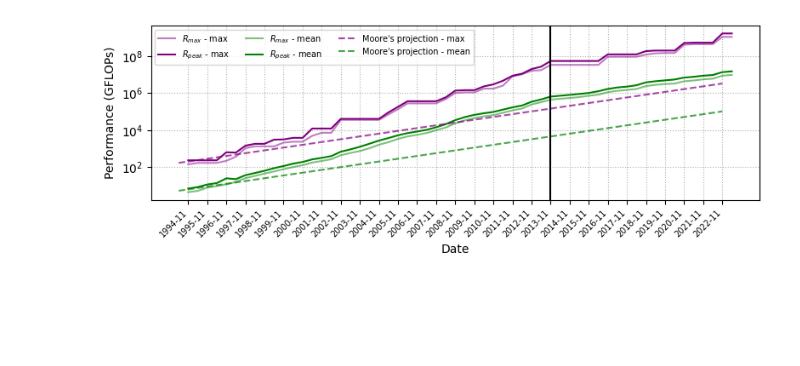
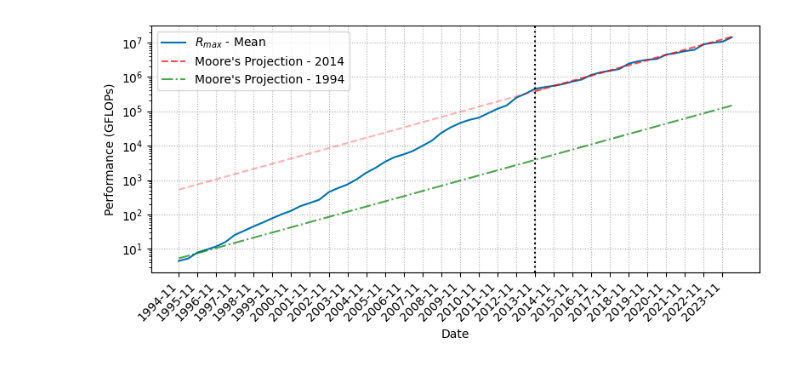
Before and after one commit to aBenhari/Green500-analysis, a Jupyter notebook: GreenHPC_analysis.ipynb, the cells around one changed output. Cells and saved outputs as stored; diff of their text form; code cells hidden in the pictures; blank space fills up the shorter version.

```diff
--- a/GreenHPC_analysis.ipynb
+++ b/GreenHPC_analysis.ipynb
@@ -198,12 +209,12 @@ main_green_fields = ['Computer', 'Year', 'Country', 'Cores', 'Site', 'Power',
 # concatenate all the extracted dataframes into one single one from the year 1993 to 2023.
 concat_df = pd.concat(
         [read_filter_top500_data(y, m, range=500, fields=main_fields)
-        for y in range(1994, 2023) for m in ['06', '11']], ignore_index=True
+        for y in range(1994, 2024) for m in ['06', '11']], ignore_index=True
     )
 
 green_concat_df = pd.concat(
         [read_filter_green500_data(y, m, range=100, fields=main_green_fields)
-        for y in range(2014, 2023) for m in ['06', '11']], ignore_index=True
+        for y in range(2014, 2024) for m in ['06', '11']], ignore_index=True
     )
 
 # some info about the concatenated dataframe
@@ -296,50 +598,74 @@ Avg shelflife: 1.40 | Max shelflife: 11.50 | Min shelflife: 0.50.  [+/- 0->6 mon
 # %%
-# Plotting : The maximum (and mean) Rmax Evolution of the Top500 supercomputers over time, along with Moore’s law projections
-## plot settings
-plt.figure(figsize=(8, 3))
+# Plotting: The maximum (and mean) Rmax Evolution of the Top500 supercomputers over time, along with Moore’s law projections
+
+# Plot settings
+plt.figure(figsize=(8, 4))
 plt.grid(linestyle='dotted')
-plt.yscale('log')
+plt.yscale('log')  # Logarithmic scale for performance
+colors = sns.color_palette("colorblind")
 
-## mean & max df
+# Function to calculate Moore's law prediction
+def moore_funct_tmp(x: float, df: pd.DataFrame, i, metric: str = "RMax"):
+    """Calculates Moore's prediction based on a given metric."""
+    return df.iloc[i][metric] * 2 ** (x/4)
+
+# Mean and max dataframes for RMax and RPeak
 log_df = concat_df.copy(deep=True)
 log_df_mean = log_df[['rank_year', 'RMax', 'RPeak']].groupby('rank_year').mean().reset_index()
 log_df_max = log_df[['rank_year', 'RMax', 'RPeak']].groupby('rank_year').max().reset_index()
-log_df_mean['index'] = log_df_max.index + 1
-log_df_max['index'] = log_df_mean.index + 1
 
-## The mean and maximum plots of the Rmax value over time
-sns.lineplot(data=log_df_max, x='index', y='RMax', label=r'$R_{max}$ - max', color='purple', alpha=0.5)
-sns.lineplot(data=log_df_max, x='index', y='RPeak', label=r'$R_{peak}$ - max', color='purple')
-sns.lineplot(data=log_df_mean, x='index', y='RMax', label=r'$R_{max}$ - mean', color='green', alpha=0.5)
-sns.lineplot(data=log_df_mean, x='index', y='RPeak', label=r'$R_{peak}$ - mean', color='green')
+# Creating an index for plotting
+log_df_mean['index'] = log_df_mean.index + 1
+log_df_max['index'] = log_df_max.index + 1
 
-## Curve fitting the maximum and mean Rmax values
-popt_max, _ = curve_fit(exp_funct, list(log_df_max['index'])[:40], list(log_df_max.RMax)[:40])
-popt_mean, _ = curve_fit(exp_funct, list(log_df_mean['index'])[:40], list(log_df_mean.RMax)[:40])
+# Plotting the mean RMax values over time
+sns.lineplot(data=log_df_mean, x='index', y='RMax', label=r'$R_{max}$ - Mean', color=colors[0], alpha=1)
 
-## Plotting moore's projections
+# Curve fitting the maximum and mean RMax values for different periods
+popt_max, _ = curve_fit(exp_funct, log_df_mean['index'][40:], log_df_mean['RMax'][40:])
+popt_mean, _ = curve_fit(exp_funct, log_df_mean['index'][:40], log_df_mean['RMax'][:40])
+
+# Plotting Moore's projection from 2014 onwards
 plt.plot(
-        [x for x in list(log_df_max.index)], [moore_funct(x, log_df_max) for x in list(log_df_max['index'])], 'g-',
-        label="Moore's projection - max".format(*popt_max), ls='dashed', color='purple', alpha=0.7
-    )
+    log_df_mean['index'][38:],
+    [moore_funct_tmp(x, log_df_mean, 16) for x in log_df_mean['index'][38:]],
+    'g-', label="Moore's Projection - 2014", ls='dashed', alpha=0.7, color='red'
+)
+
+# Plotting Moore's projection from 1994 onwards
 plt.plot(
-        [x for x in list(log_df_mean.index)], [moore_funct(x, log_df_mean) for x in list(log_df_mean['index'])], 'g-',
-        label="Moore's projection - mean".format(*popt_mean), ls='dashed', color='green', alpha=0.7
-    )
+    log_df_mean['index'][:40],
+    [moore_funct_tmp(x, log_df_mean, 16) for x in log_df_mean['index'][:40]],
+    'g-', label=None, ls='dashed', alpha=0.3, color='red'
+)
 
-plt.axvline(x = 39, color = 'black')
+# Plotting the complete Moore's projection
+plt.plot(
+    log_df_mean['index'],
+    [moore_funct_tmp(x, log_df_mean, 0) for x in log_df_mean['index']],
+    'g-', label="Moore's Projection - 1994", ls='dashdot', alpha=0.7
+)
+
+# Adding a vertical line at the year 2014 (index 39)
+plt.axvline(x=39, color='black', linestyle="dotted")
 
 # Axis settings
-plt.legend(ncol=3, loc=2,fontsize='7')
+plt.legend(ncol=1, loc=2, fontsize='10')
 plt.xticks(
-        rotation=45, ha='right', fontsize=7,ticks=np.arange(1, max(list(log_df_max['index'])), 2),
-        labels=[list(log_df_max.rank_year)[i] for i in np.arange(1, max(list(log_df_max['index'])), 2)]
-    )
+    ticks=np.arange(1, max(log_df_max['index']), 2),
+    labels=[log_df_max['rank_year'][i] for i in np.arange(1, max(log_df_max['index']), 2)],
+    rotation=45, ha='right', fontsize=10
+)
 plt.tight_layout()
 
-plt.xlabel(r'Date')
-plt.ylabel(r'Performance (GFLOPs)')
+# Labels for x and y axes
+plt.xlabel('Date')
+plt.ylabel('Performance (GFLOPs)')
 
-plt.savefig("./figures/top500_performance_evolution.png", format='png', bbox_inches="tight")
+# Uncomment to save the figure
+# plt.savefig("./figures/top500_performance_evolution.png", format='png', bbox_inches="tight")
+
+# Show the plot
+plt.show()
 # %% [output]
-[figure, old version]
+[figure, new version]
```
Also changed, not shown: parts of 37 cells of this notebook.
